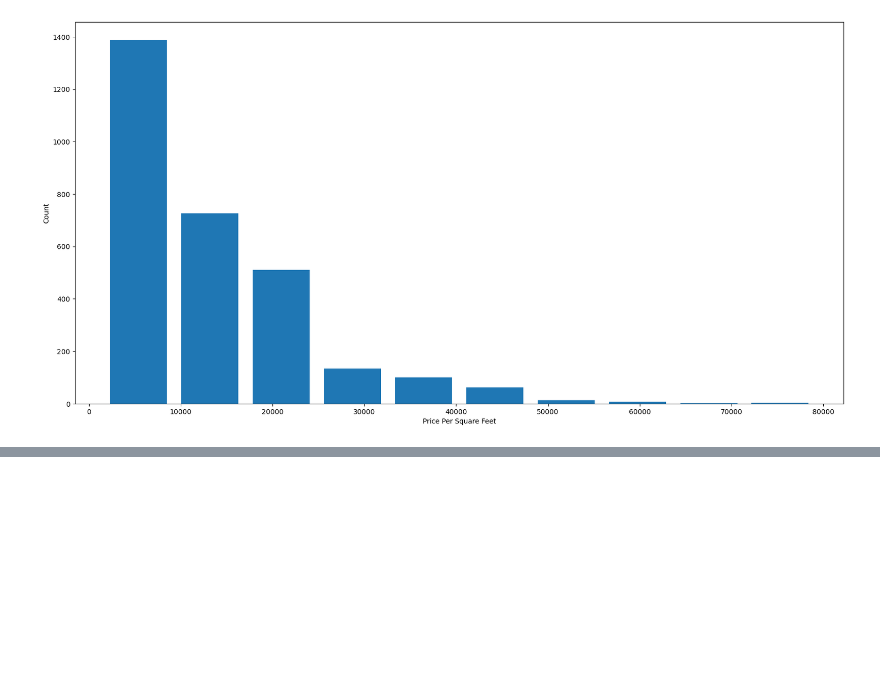
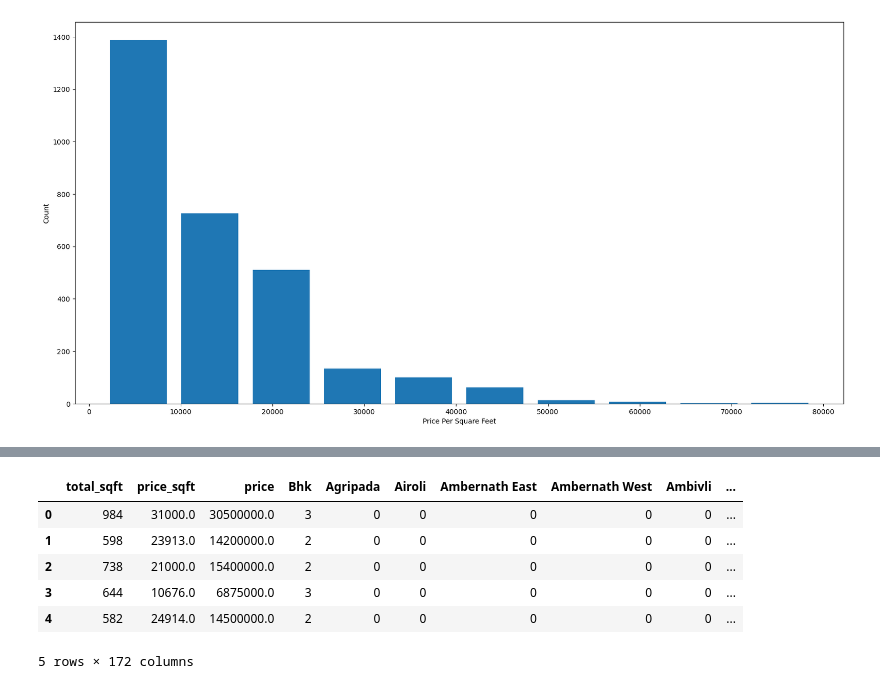
Before and after one commit to Sipher2003/Mumbai-House-Priceprediction-using-ML, a Jupyter notebook: Notebook/hpp.ipynb, the cells around one changed output, grey strips where cells are left out. Cells and saved outputs as stored; diff of their text form; code cells hidden in the pictures; blank space fills up the shorter version.

```diff
--- a/Notebook/hpp.ipynb
+++ b/Notebook/hpp.ipynb
@@ -372,0 +401,11 @@ hugehousedf
+# %%
+df8=pd.concat([df7.drop("Location",axis="columns"),dummies],axis='columns')
+df8.head()
+# %% [output]
+|  | total_sqft | price_sqft | price | Bhk | Agripada | Airoli | Ambernath East | Ambernath West | Ambivli | ... |
+| 0 | 984 | 31000.0 | 30500000.0 | 3 | 0 | 0 | 0 | 0 | 0 | ... |
+| 1 | 598 | 23913.0 | 14200000.0 | 2 | 0 | 0 | 0 | 0 | 0 | ... |
+| 2 | 738 | 21000.0 | 15400000.0 | 2 | 0 | 0 | 0 | 0 | 0 | ... |
+| 3 | 644 | 10676.0 | 6875000.0 | 3 | 0 | 0 | 0 | 0 | 0 | ... |
+| 4 | 582 | 24914.0 | 14500000.0 | 2 | 0 | 0 | 0 | 0 | 0 | ... |
+5 rows × 172 columns
```
Also changed, not shown: parts of 25 cells of this notebook, 1 other file.
